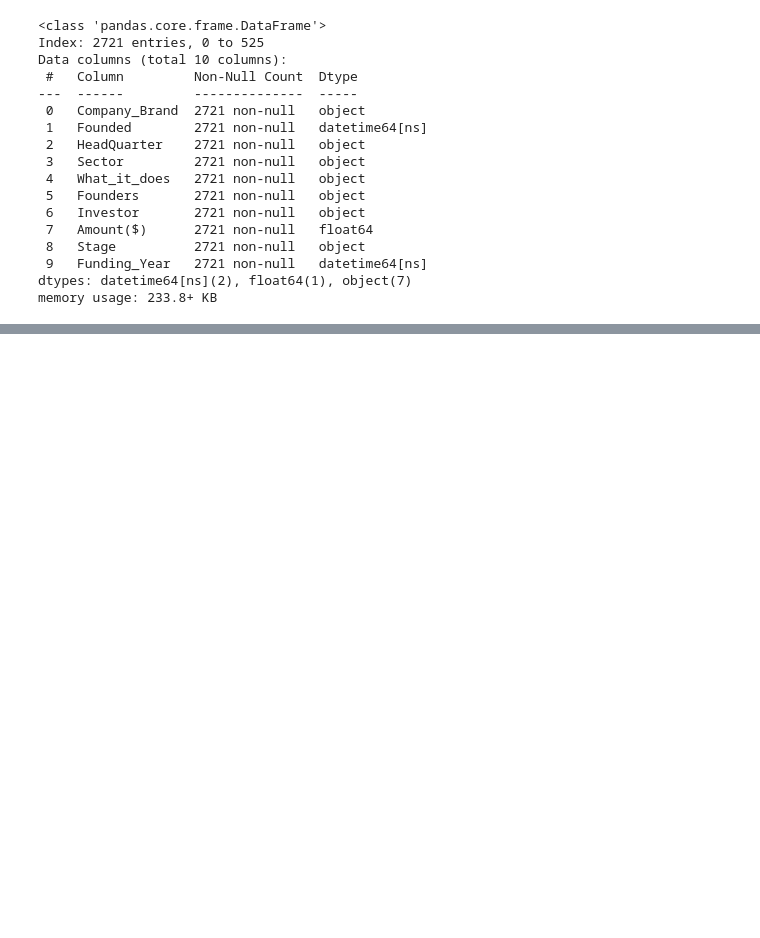
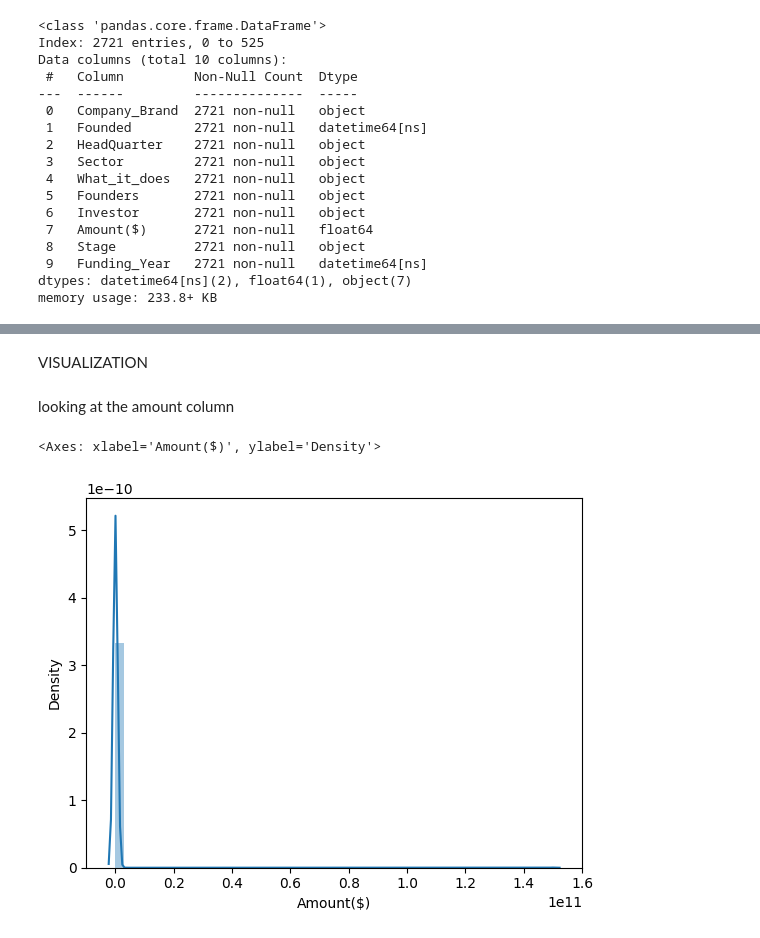
Before and after one commit to zeemanzak/Hypothesis-Testing-and-Eda-on-Indian-Startups-Ecosystem, a Jupyter notebook: notebooks/main.ipynb, the cells around one changed output, grey strips where cells are left out. Cells and saved outputs as stored; diff of their text form; code cells hidden in the pictures; blank space fills up the shorter version.

```diff
--- a/notebooks/main.ipynb
+++ b/notebooks/main.ipynb
@@ -2265,0 +2275,4 @@ EXPLORATORY DATA ANALYSIS
+# %%
+#  calculate the companies year of existence
+df_2020_2021_2019_2018['Year_of_existence'] = df_2020_2021_2019_2018['Funding_Year'] - df_2020_2021_2019_2018['Founded']
+df_2020_2021_2019_2018['Year_of_existence']
@@ -2265,0 +2292,17 @@ EXPLORATORY DATA ANALYSIS
+# %%
+# Assume the reference start date is '2017-01-01'
+start_date = pd.Timestamp('2017-01-01')
+
+# Convert timedelta64 to actual date
+df_2020_2021_2019_2018['Actual_date'] = start_date + df_2020_2021_2019_2018['Year_of_existence']
+
+# Extract the year from the actual date
+df_2020_2021_2019_2018['Year'] = df_2020_2021_2019_2018['Actual_date'].dt.year
+
+# Filter the DataFrame for startups that have been in existence between 2017 and 2021
+year_of_existence_with_5years = df_2020_2021_2019_2018[
+    (df_2020_2021_2019_2018['Year'] >= 2017)&
+     (df_2020_2021_2019_2018['Year'] <= 2021) ]
+
+# Display the filtered DataFrame
+year_of_existence_with_5years
@@ -2265,0 +2416,9 @@ EXPLORATORY DATA ANALYSIS
+# %% [markdown]
+VISUALIZATION
+# %% [markdown]
+looking at the amount column
+# %%
+sns.distplot(year_of_existence_with_5years['Amount($)'])
+# %% [output]
+<Axes: xlabel='Amount($)', ylabel='Density'>
+[figure, added]
```
Also changed, not shown: parts of 43 cells of this notebook, 1 other file.
